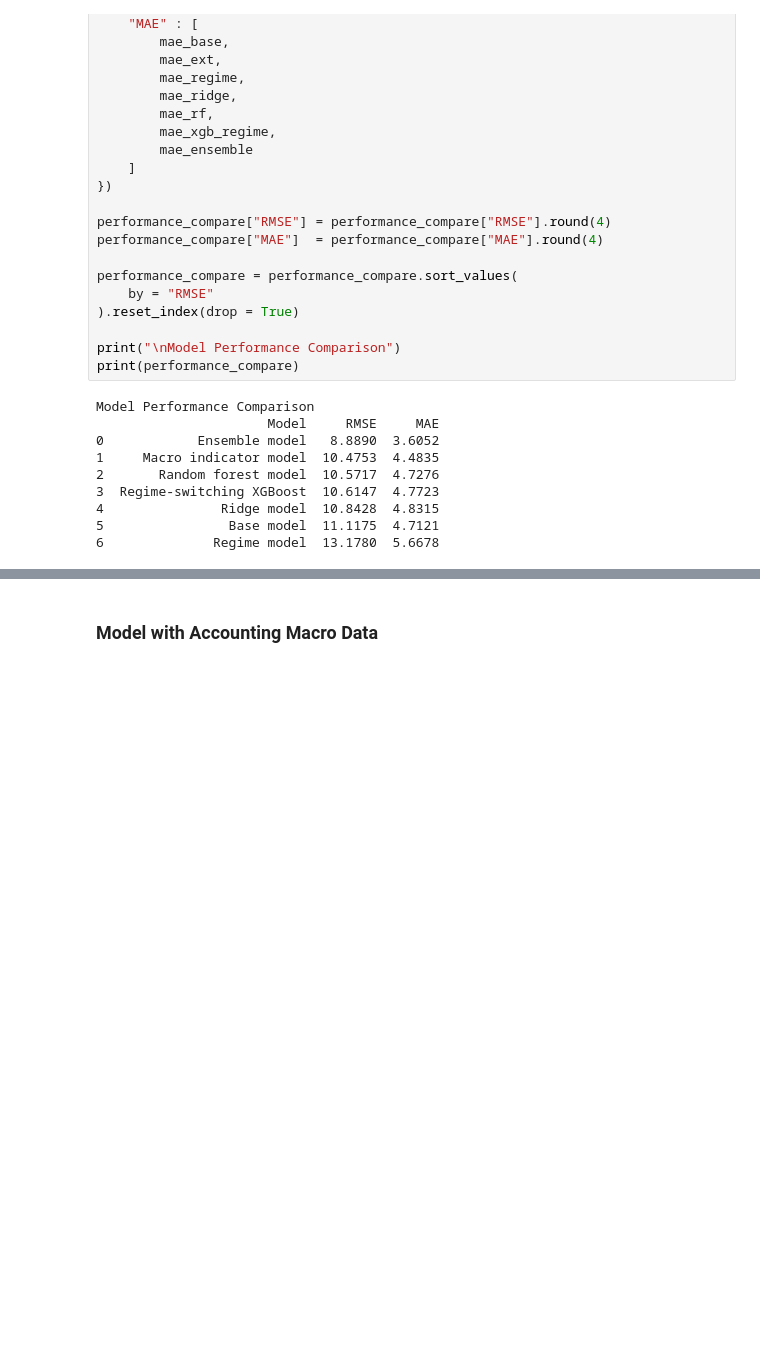
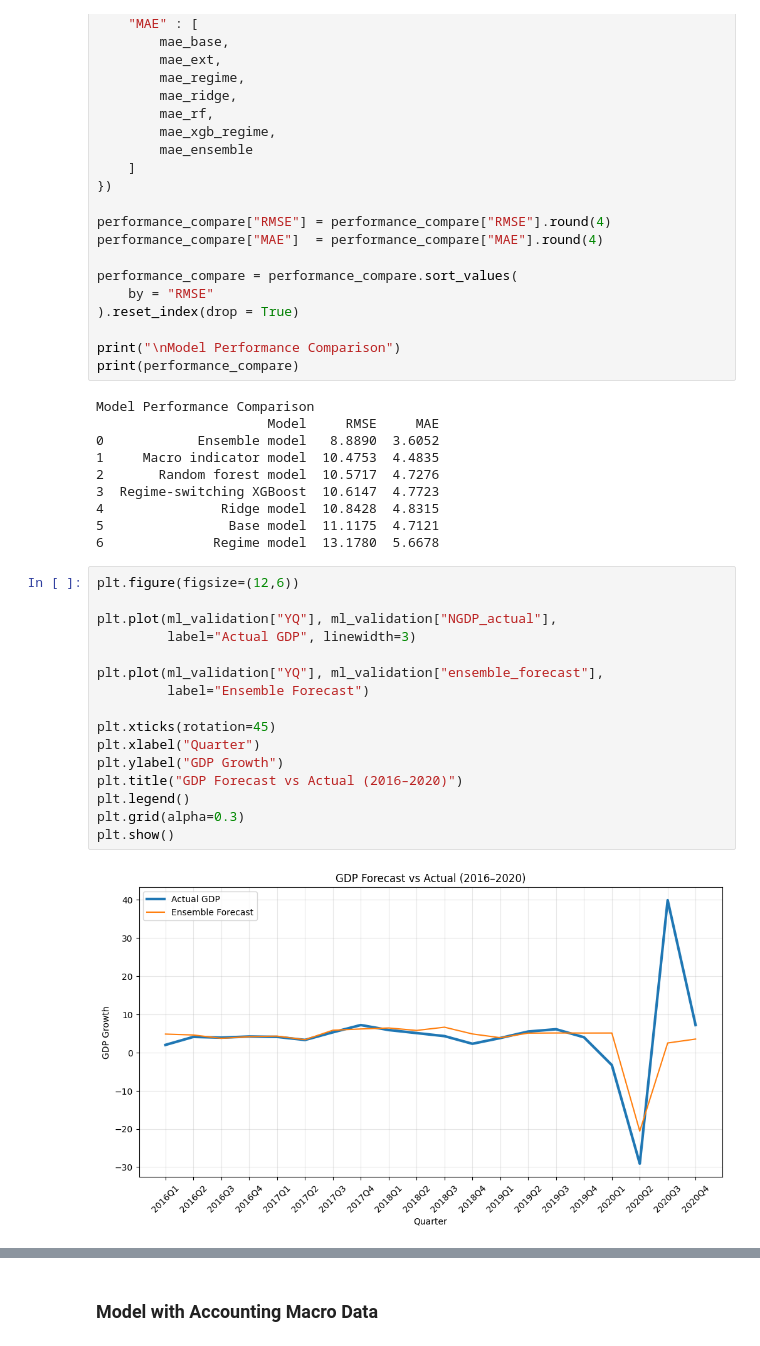
Before and after one commit to nekumonokat/ACCT653_FFA_Forecasting_Project, a Jupyter notebook: main.ipynb, the cells around one changed output, grey strips where cells are left out. Drawn from its saved outputs; the diff is of its cells as text; blank space fills up the shorter version.

Commit message:
Added visual plot of ensemble performance + Error matrix

```diff
--- a/main.ipynb
+++ b/main.ipynb
@@ -1213,3 +1214,21 @@ Model Performance Comparison
 4               Ridge model  10.8428  4.8315
 5                Base model  11.1175  4.7121
 6              Regime model  13.1780  5.6678
+# %%
+plt.figure(figsize=(12,6))
+
+plt.plot(ml_validation["YQ"], ml_validation["NGDP_actual"],
+         label="Actual GDP", linewidth=3)
+
+plt.plot(ml_validation["YQ"], ml_validation["ensemble_forecast"],
+         label="Ensemble Forecast")
+
+plt.xticks(rotation=45)
+plt.xlabel("Quarter")
+plt.ylabel("GDP Growth")
+plt.title("GDP Forecast vs Actual (2016–2020)")
+plt.legend()
+plt.grid(alpha=0.3)
+plt.show()
+# %% [output]
+[figure, added]
```
Also changed, not shown: parts of 5 cells of this notebook.
